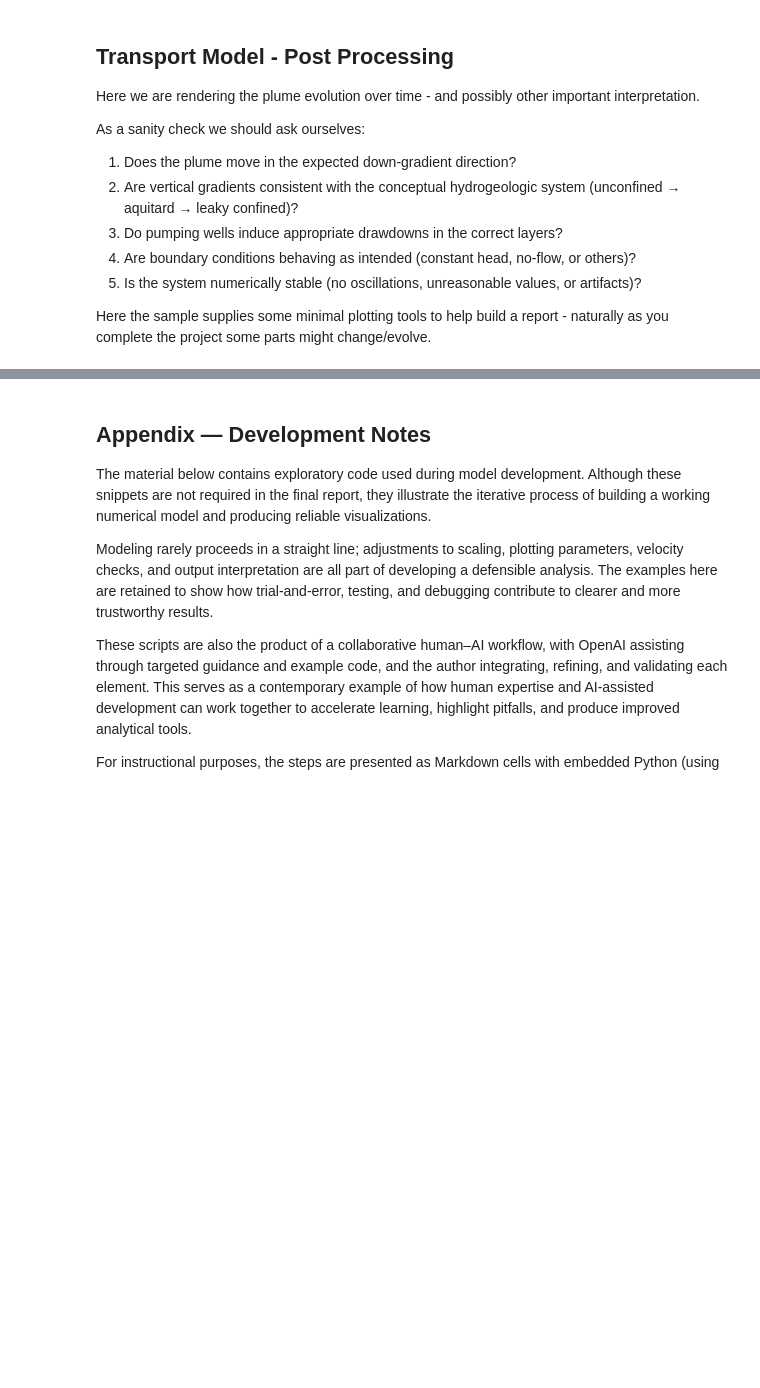
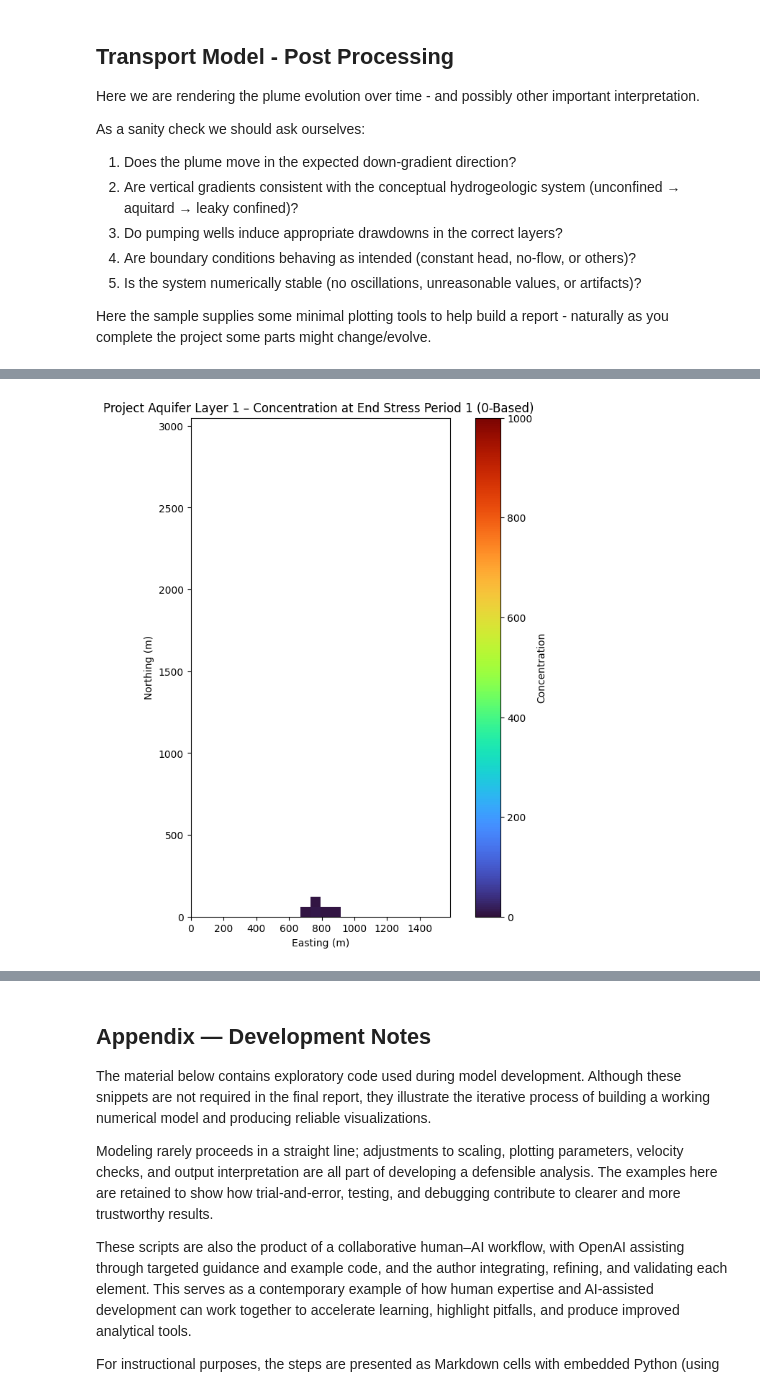
Before and after one commit to dustykat/ce-5364-webroot, a Jupyter notebook: ce5364jupyterbook/_build/html/_sources/chapters/07mf6.model/es7.solution.sketch.ipynb, the cells around one changed output, grey strips where cells are left out. Saved outputs shown, nothing was run; the diff lists cells and outputs as text; code cells hidden in the pictures; blank space fills up the shorter version.

```diff
--- a/ce5364jupyterbook/_build/html/_sources/chapters/07mf6.model/es7.solution.sketch.ipynb
+++ b/ce5364jupyterbook/_build/html/_sources/chapters/07mf6.model/es7.solution.sketch.ipynb
@@ -1116 +1116,81 @@ for layer in range(nlay):
 [figure]
+# %%
+# Assuming you already have:
+# conc  : (nlay, nrow, ncol)
+# delr  : row spacing
+# delc  : column spacing
+# nrow, ncol defined
+
+# Get concentration at a specific time (kstp=0, kper=0)
+conc = gwt.output.concentration().get_data(kstpkper=(363, 2))  # shape (nlay, nrow, ncol)
+# Now we already have:
+# conc  : (nlay, nrow, ncol)
+# delr  : row spacing
+# delc  : column spacing
+# nrow, ncol defined
+nlay, nrow, ncol = conc.shape
+
+# Cell center coordinates (for contour)
+x_centers = np.linspace(0.5 * delc, delc * (ncol - 0.5), ncol)
+y_centers = np.linspace(0.5 * delr, delr * (nrow - 0.5), nrow)
+y_centers = y_centers[::-1]  # if you want row 0 at top (northing increasing upward)
+
+# Cell edge coordinates (for pcolormesh)
+x_edges = np.linspace(0, delc * ncol, ncol + 1)
+y_edges = np.linspace(0, delr * nrow, nrow + 1)
+y_edges = y_edges[::-1]      # match the flip above
+
+X_edges, Y_edges = np.meshgrid(x_edges, y_edges)
+
+
+import numpy as np
+import matplotlib.pyplot as plt
+
+contour_levels = np.arange(0.0, 1000.0 + 1e-6, 100.0)
+
+base_cmap = plt.cm.get_cmap("turbo").copy()  # or "bwr", "jet", etc.
+base_cmap.set_bad("white")                   # masked values → white
+
+vmin, vmax = 0.0, 1000.0  # or use conc.min()/conc.max() if you prefer
+
+
+for layer in range(nlay):
+    layer_data = conc[layer]
+    layer_masked = np.ma.masked_less_equal(layer_data, 4.0)
+
+    fig, ax = plt.subplots(figsize=(9, 9))
+
+    im = ax.pcolormesh(
+        X_edges,
+        Y_edges,
+        layer_masked,
+        cmap=base_cmap,
+        vmin=vmin,
+        vmax=vmax,
+        shading="auto",
+    )
+
+    c = ax.contour(
+        x_centers,
+        y_centers,
+        layer_masked,
+        levels=contour_levels,
+        colors="black",
+        linewidths=0.5,
+    )
+
+    ax.set_aspect("equal")
+    ax.set_title(f"Project Aquifer Layer {layer+1} – Concentration at End Stress Period 1 (0-Based) ")
+    ax.set_xlabel("Easting (m)")
+    ax.set_ylabel("Northing (m)")
+
+#    ax.set_xticks(x_edges)
+#    ax.set_yticks(y_edges)
+#    ax.grid(True, color="black", linewidth=0.5, alpha=0.4)
+
+    plt.clabel(c, fmt="%2.1f", inline=True, fontsize=8)
+    plt.colorbar(im, ax=ax, label="Concentration")
+
+    plt.show()
+# %% [output]
+[figure, added]
```
Also changed, not shown: parts of 6 cells of this notebook, 51 other files.
